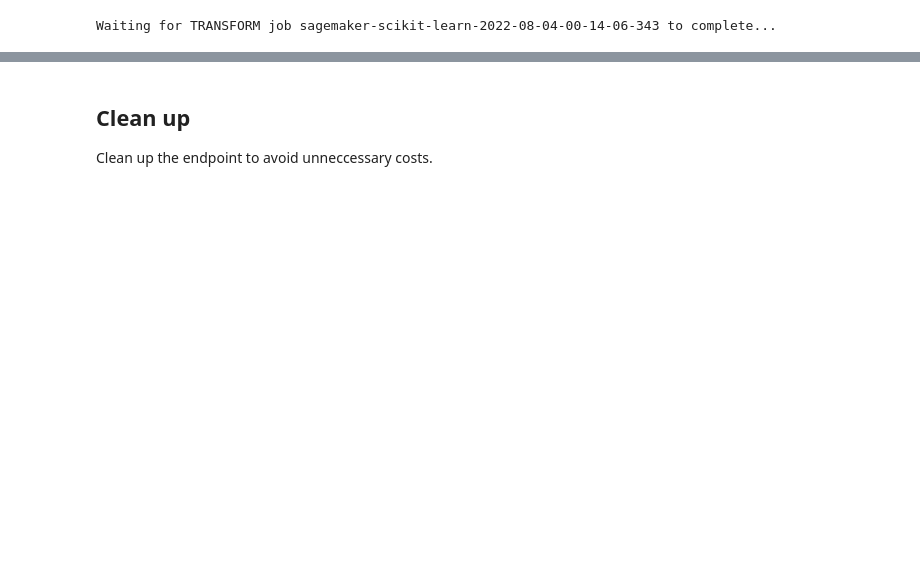
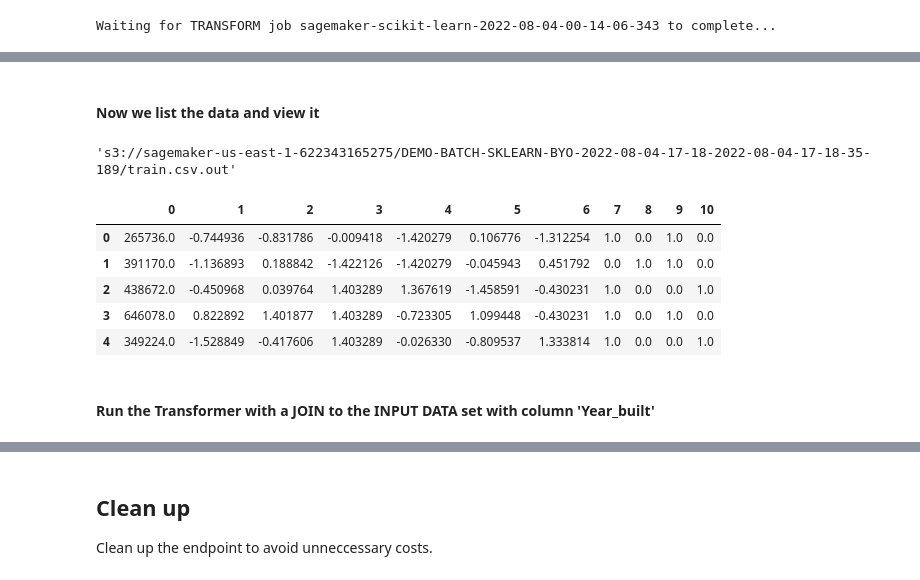
Before and after one commit to rsgrewal-aws/sagemaker-im, a Jupyter notebook: deploy/mme/Batch-LinearLearner.ipynb, the cells around one changed output, grey strips where cells are left out. Cells and saved outputs as stored; diff of their text form; code cells hidden in the pictures; blank space fills up the shorter version.

Commit message:
added batch transform with MCE and MME

```diff
--- a/deploy/mme/Batch-LinearLearner.ipynb
+++ b/deploy/mme/Batch-LinearLearner.ipynb
@@ -540,0 +521,21 @@ for index, loc in enumerate(LOCATIONS[:PARALLEL_TRAINING_JOBS]):
+# %%
+# Retrieve the Container image
+container = sagemaker.image_uris.retrieve(region=boto3.Session().region_name, framework="sklearn", version="0.20.0") # 0.23-1"
+model_data_new_loc = sklearn_estimators[0].model_data
+#"s3://sagemaker-us-east-1-622343165275/scikit-learnestimator-2022-08-04-13-49-30/output/model.tar.gz"
+# %%
+from sagemaker.sklearn.model import SKLearnModel
+sklearn_model_name = "DEMO-BATCH-SKLEARN-BYO-" + time.strftime("%Y-%m-%d-%H-%M-%S", time.gmtime())
+
+sklearn_model = SKLearnModel(
+    name=sklearn_model_name,
+    model_data=model_data_new_loc, #kmeans.model_data,
+    role=role,
+    sagemaker_session=sagemaker_session,
+    entry_point="scripts/sklearn_preprocessor_batch.py",
+    framework_version="0.20.0", #"0.23-1", #"0.20.0",
+    image_uri=container,
+    #source_dir="scripts",
+)
+print(sklearn_model.source_dir)
+print(sklearn_model.entry_point)
@@ -540,0 +545,7 @@ for index, loc in enumerate(LOCATIONS[:PARALLEL_TRAINING_JOBS]):
+# %%
+batch_transformer = sklearn_model.transformer(
+        instance_count=1,
+        instance_type='ml.m4.xlarge',
+        assemble_with='Line',
+        accept='text/csv'
+)
@@ -540,0 +577,21 @@ for index, loc in enumerate(LOCATIONS[:PARALLEL_TRAINING_JOBS]):
+# %% [markdown]
+#### Now we list the data and view it
+# %%
+out_file_name = '{}/train.csv.out'.format(batch_transformer.output_path)
+out_file_name
+# %% [output]
+'s3://sagemaker-us-east-1-622343165275/DEMO-BATCH-SKLEARN-BYO-2022-08-04-17-18-2022-08-04-17-18-35-189/train.csv.out'
+# %%
+# - download the file
+sagemaker.s3.S3Downloader().download(s3_uri=out_file_name, local_path='./data/output', sagemaker_session=sagemaker_session)
+output_df = pd.read_csv(filepath_or_buffer='./data/output/train.csv.out', header=None)
+output_df.head(5)
+# %% [output]
+|  | 0 | 1 | 2 | 3 | 4 | 5 | 6 | 7 | 8 | 9 | 10 |
+| 0 | 265736.0 | -0.744936 | -0.831786 | -0.009418 | -1.420279 | 0.106776 | -1.312254 | 1.0 | 0.0 | 1.0 | 0.0 |
+| 1 | 391170.0 | -1.136893 | 0.188842 | -1.422126 | -1.420279 | -0.045943 | 0.451792 | 0.0 | 1.0 | 1.0 | 0.0 |
+| 2 | 438672.0 | -0.450968 | 0.039764 | 1.403289 | 1.367619 | -1.458591 | -0.430231 | 1.0 | 0.0 | 0.0 | 1.0 |
+| 3 | 646078.0 | 0.822892 | 1.401877 | 1.403289 | -0.723305 | 1.099448 | -0.430231 | 1.0 | 0.0 | 1.0 | 0.0 |
+| 4 | 349224.0 | -1.528849 | -0.417606 | 1.403289 | -0.026330 | -0.809537 | 1.333814 | 1.0 | 0.0 | 0.0 | 1.0 |
+# %% [markdown]
+#### Run the Transformer with a JOIN to the INPUT DATA set with column 'Year_built'
```
Also changed, not shown: parts of 19 cells of this notebook, 5 other files.
